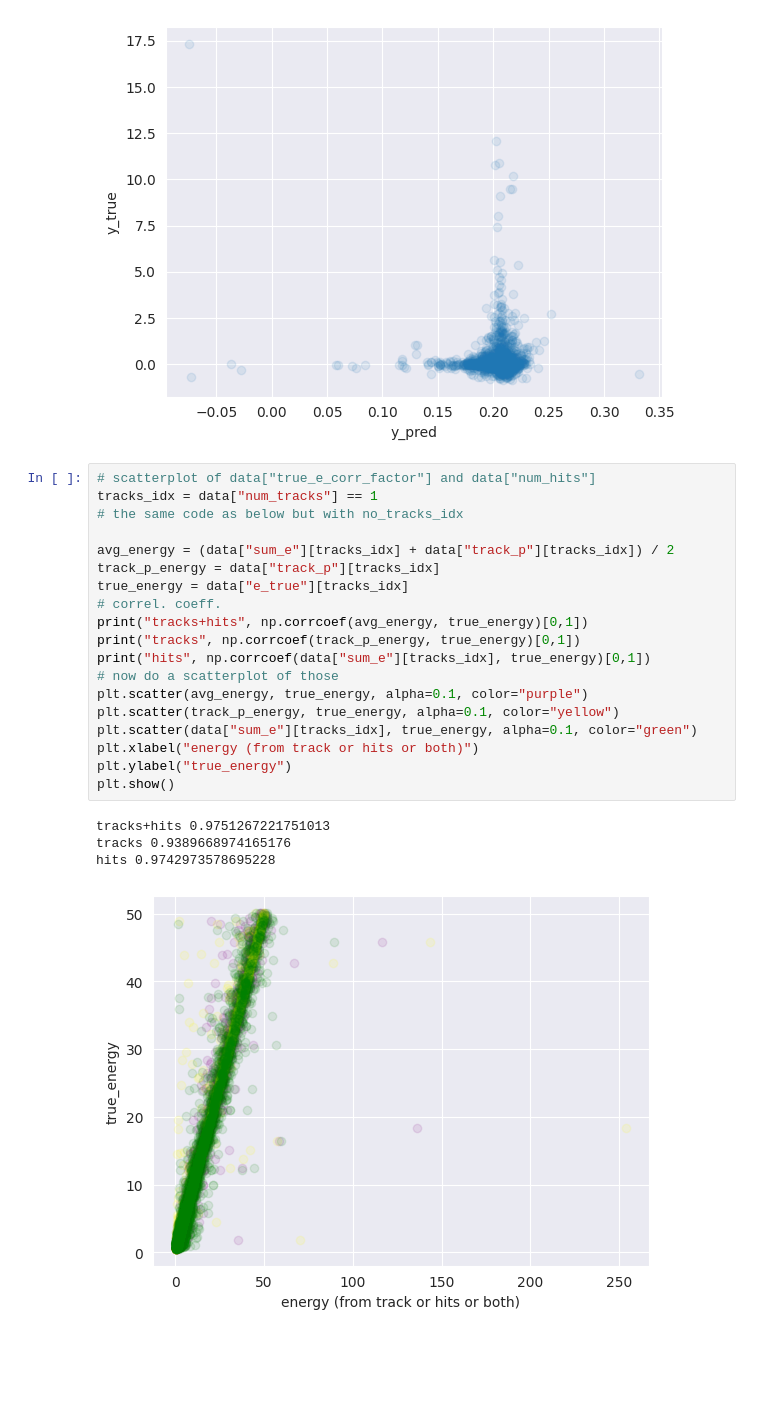
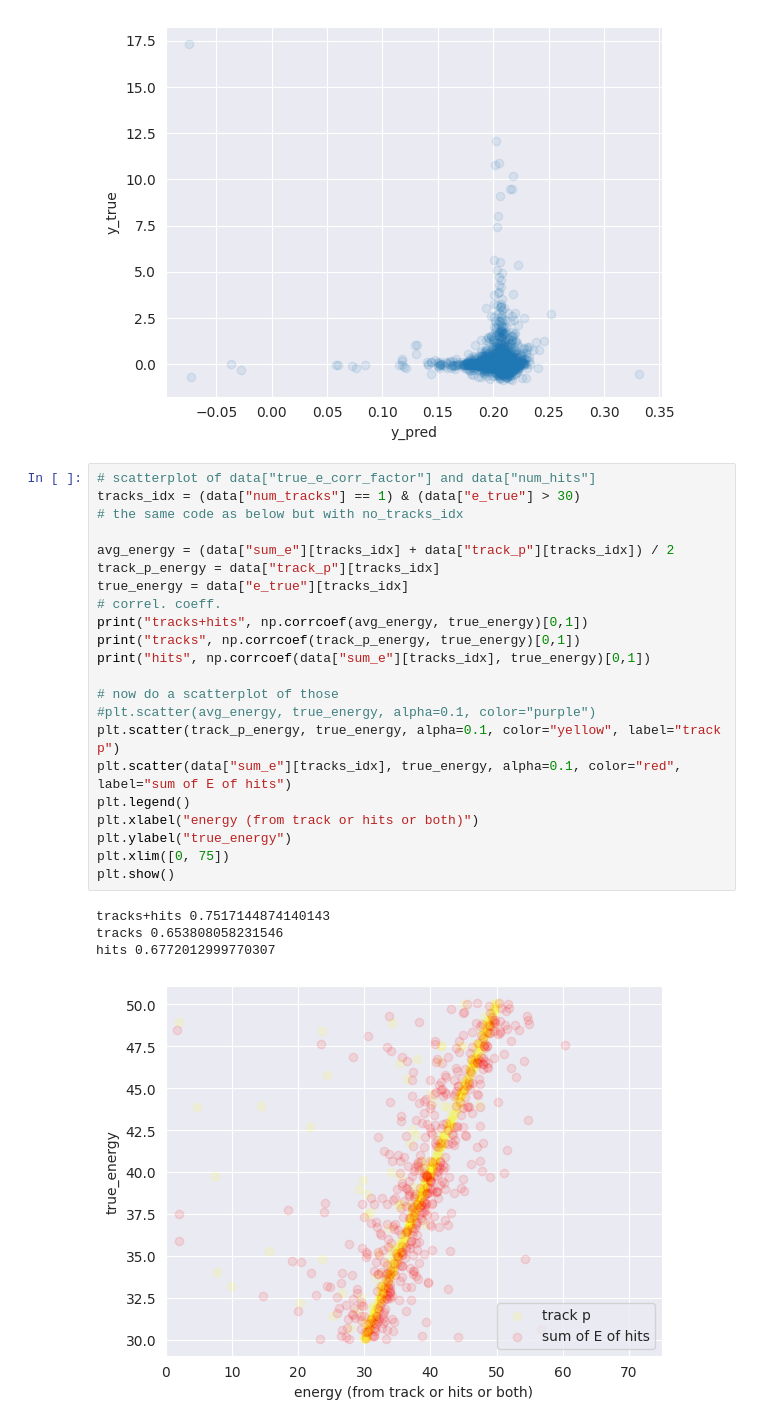
Before and after one commit to selvaggi/mlpf, a Jupyter notebook: notebooks/7_clustering_features.ipynb, the cells around one changed output. Saved outputs shown, nothing was run; the diff lists cells and outputs as text; blank space fills up the shorter version.

```diff
--- a/notebooks/7_clustering_features.ipynb
+++ b/notebooks/7_clustering_features.ipynb
@@ -261,27 +259,30 @@ plt.show()
 [figure]
 # %%
 # scatterplot of data["true_e_corr_factor"] and data["num_hits"]
-tracks_idx = data["num_tracks"] == 1
+tracks_idx = (data["num_tracks"] == 1) & (data["e_true"] > 30)
 # the same code as below but with no_tracks_idx
 
 avg_energy = (data["sum_e"][tracks_idx] + data["track_p"][tracks_idx]) / 2
 track_p_energy = data["track_p"][tracks_idx]
 true_energy = data["e_true"][tracks_idx]
 # correl. coeff.
 print("tracks+hits", np.corrcoef(avg_energy, true_energy)[0,1])
 print("tracks", np.corrcoef(track_p_energy, true_energy)[0,1])
 print("hits", np.corrcoef(data["sum_e"][tracks_idx], true_energy)[0,1])
+
 # now do a scatterplot of those
-plt.scatter(avg_energy, true_energy, alpha=0.1, color="purple")
-plt.scatter(track_p_energy, true_energy, alpha=0.1, color="yellow")
-plt.scatter(data["sum_e"][tracks_idx], true_energy, alpha=0.1, color="green")
+#plt.scatter(avg_energy, true_energy, alpha=0.1, color="purple")
+plt.scatter(track_p_energy, true_energy, alpha=0.1, color="yellow", label="track p")
+plt.scatter(data["sum_e"][tracks_idx], true_energy, alpha=0.1, color="red", label="sum of E of hits")
+plt.legend()
 plt.xlabel("energy (from track or hits or both)")
 plt.ylabel("true_energy")
+plt.xlim([0, 75])
 plt.show()
 # %% [output]
-tracks+hits 0.9751267221751013
-tracks 0.9389668974165176
-hits 0.9742973578695228
+tracks+hits 0.7517144874140143
+tracks 0.653808058231546
+hits 0.6772012999770307
-[figure, old version]
+[figure, new version]
 # %%
 # distribution of energy corr factor
```
Also changed, not shown: parts of 4 cells of this notebook.
